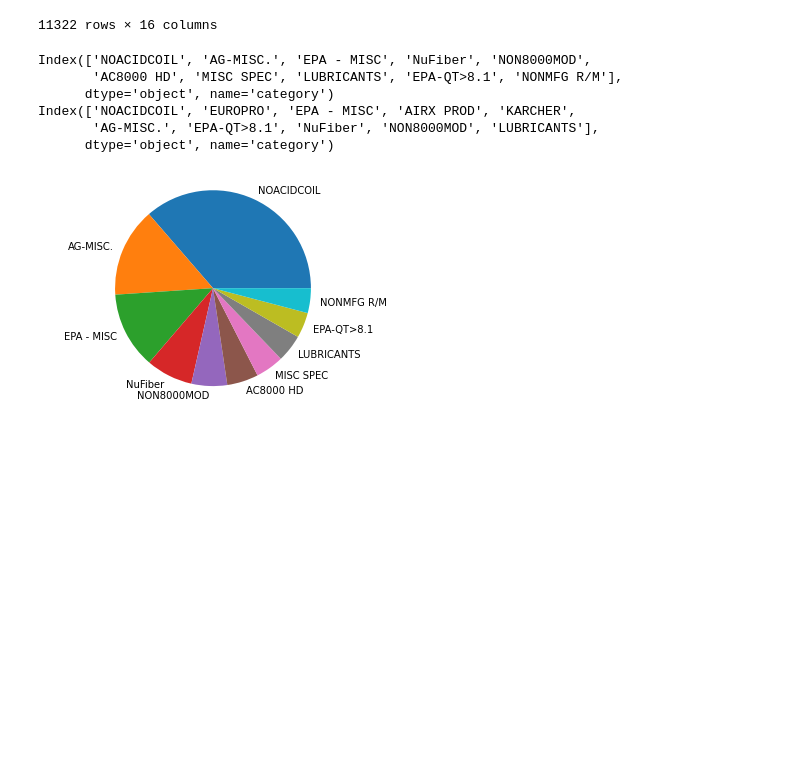
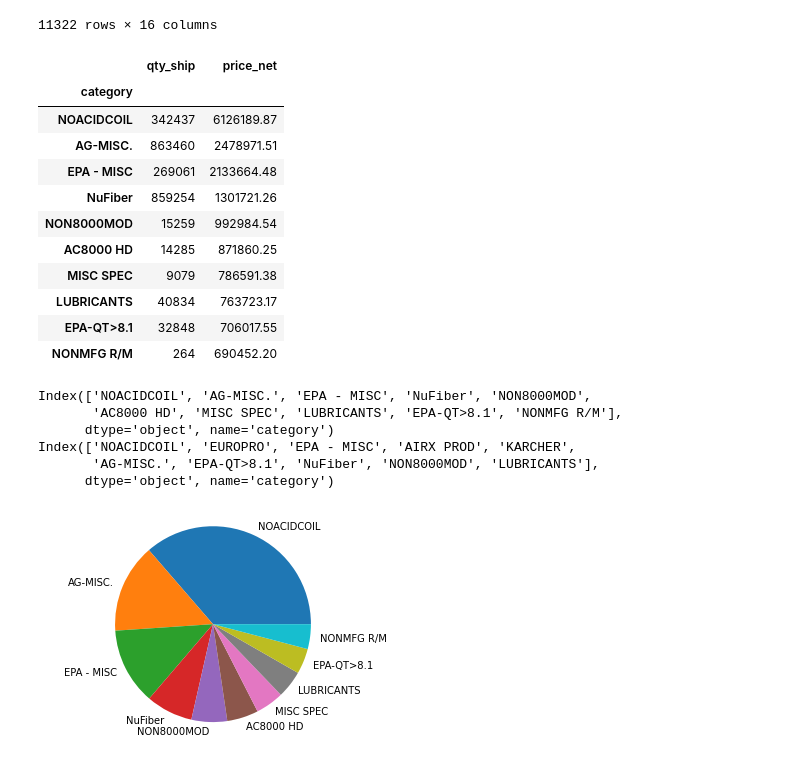
Before and after one commit to aadeba5/Project1, a Jupyter notebook: Nuance_Eric.ipynb, the cells around one changed output. Drawn from its saved outputs; the diff is of its cells as text; code cells hidden in the pictures; blank space fills up the shorter version.

```diff
--- a/Nuance_Eric.ipynb
+++ b/Nuance_Eric.ipynb
@@ -61,6 +61,20 @@ twenty_19_sales
 # %%
 category_sales_2019 = twenty_19_sales.groupby(['category']).sum()
 category_sales_2020 = twenty_20_sales.groupby(['category']).sum()
+category_sales_2019.sort_values(by = 'price_net', ascending = False).head(10)
+# %% [output]
+|  | qty_ship | price_net |
+| category |  |  |
+| NOACIDCOIL | 342437 | 6126189.87 |
+| AG-MISC. | 863460 | 2478971.51 |
+| EPA - MISC | 269061 | 2133664.48 |
+| NuFiber | 859254 | 1301721.26 |
+| NON8000MOD | 15259 | 992984.54 |
+| AC8000 HD | 14285 | 871860.25 |
+| MISC SPEC | 9079 | 786591.38 |
+| LUBRICANTS | 40834 | 763723.17 |
+| EPA-QT>8.1 | 32848 | 706017.55 |
+| NONMFG R/M | 264 | 690452.20 |
 # %%
 twenty19_cat = len(category_sales_2019)
 twenty20_cat = len(category_sales_2020)
```
Also changed, not shown: parts of 3 cells of this notebook, 4 other files.
